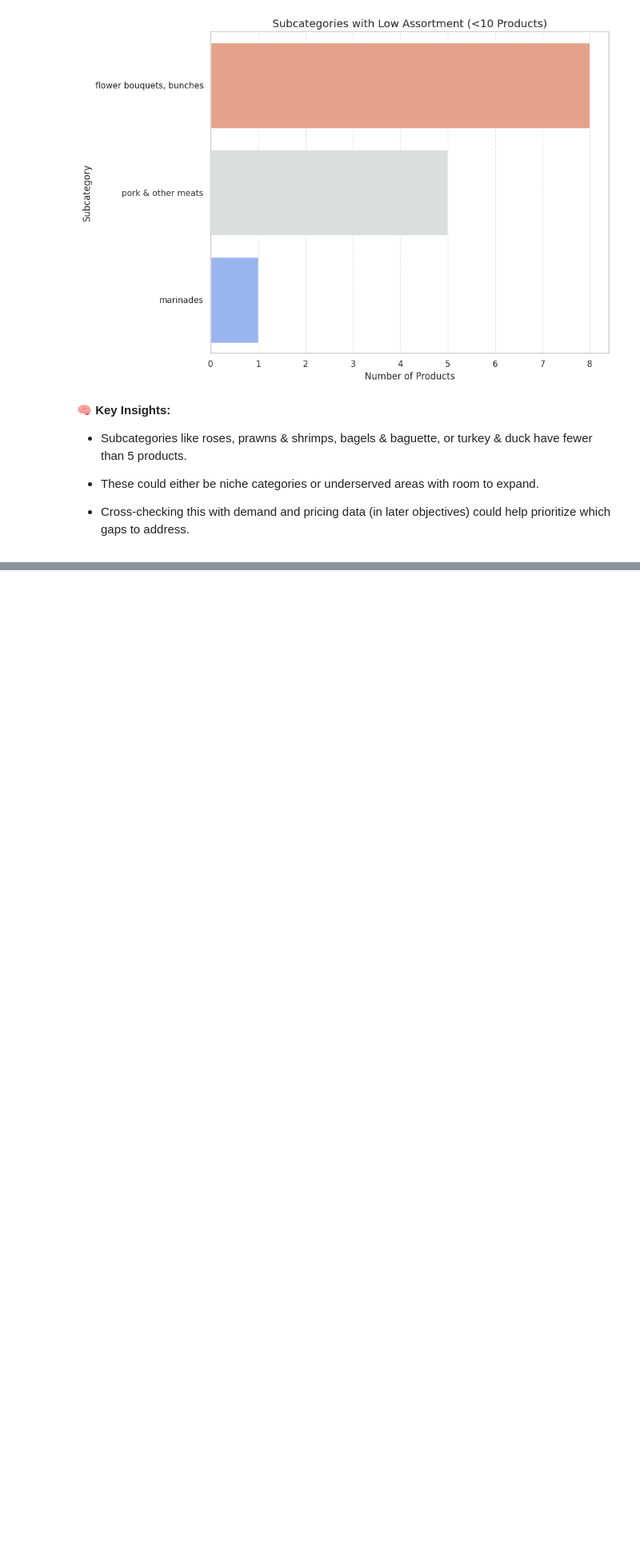
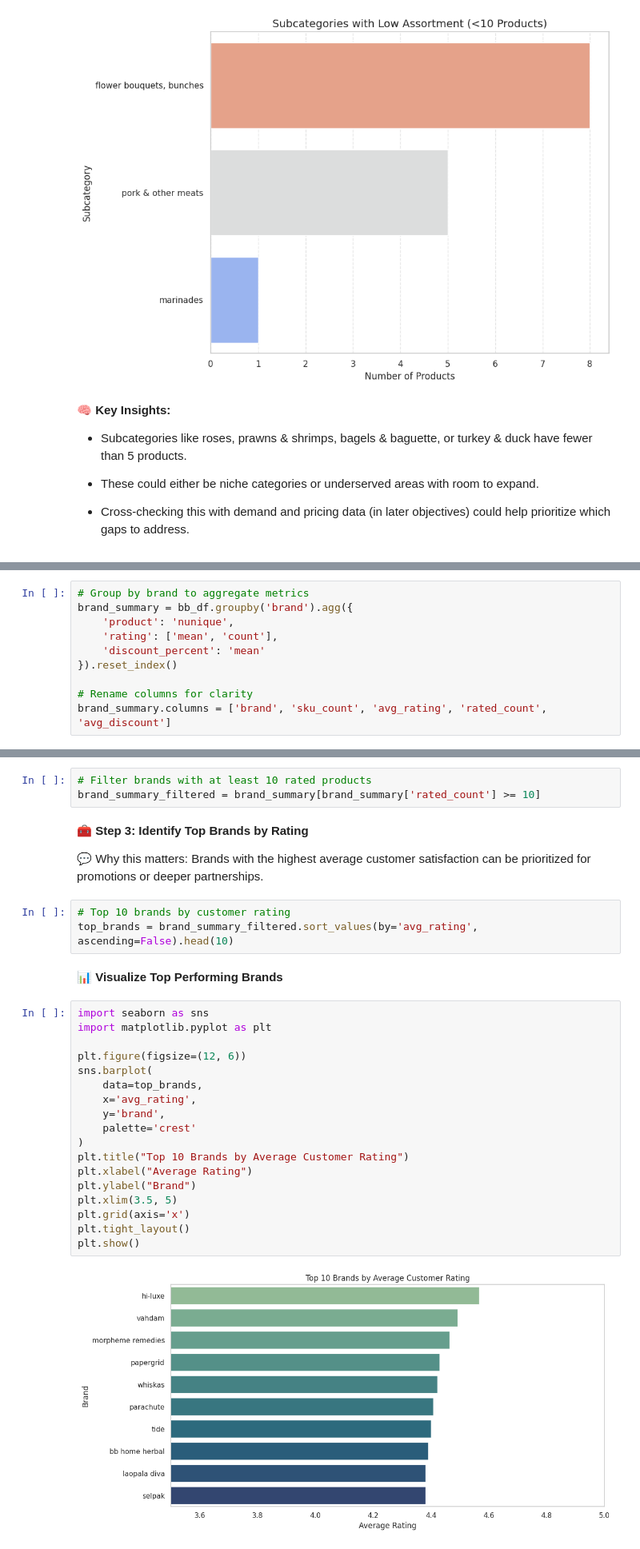
Before and after one commit to Rudrajit12/BigBasket-Product-Assortment-Optimization, a Jupyter notebook: BigBasket_Product_Assortment_Analysis.ipynb, the cells around one changed output, grey strips where cells are left out. Shown at 80% size. Saved outputs shown, nothing was run; the diff lists cells and outputs as text; blank space fills up the shorter version.

```diff
--- a/BigBasket_Product_Assortment_Analysis.ipynb
+++ b/BigBasket_Product_Assortment_Analysis.ipynb
@@ -1817,0 +2018,10 @@ plt.show()
+# %%
+# Group by brand to aggregate metrics
+brand_summary = bb_df.groupby('brand').agg({
+    'product': 'nunique',
+    'rating': ['mean', 'count'],
+    'discount_percent': 'mean'
+}).reset_index()
+
+# Rename columns for clarity
+brand_summary.columns = ['brand', 'sku_count', 'avg_rating', 'rated_count', 'avg_discount']
@@ -1817,0 +2032,32 @@ plt.show()
+# %%
+# Filter brands with at least 10 rated products
+brand_summary_filtered = brand_summary[brand_summary['rated_count'] >= 10]
+# %% [markdown]
+**🧰 Step 3: Identify Top Brands by Rating**
+
+💬 Why this matters: Brands with the highest average customer satisfaction can be prioritized for promotions or deeper partnerships.
+# %%
+# Top 10 brands by customer rating
+top_brands = brand_summary_filtered.sort_values(by='avg_rating', ascending=False).head(10)
+# %% [markdown]
+**📊 Visualize Top Performing Brands**
+# %%
+import seaborn as sns
+import matplotlib.pyplot as plt
+
+plt.figure(figsize=(12, 6))
+sns.barplot(
+    data=top_brands,
+    x='avg_rating',
+    y='brand',
+    palette='crest'
+)
+plt.title("Top 10 Brands by Average Customer Rating")
+plt.xlabel("Average Rating")
+plt.ylabel("Brand")
+plt.xlim(3.5, 5)
+plt.grid(axis='x')
+plt.tight_layout()
+plt.show()
+# %% [output]
+[figure, added]
```
Also changed, not shown: parts of 29 cells of this notebook.
